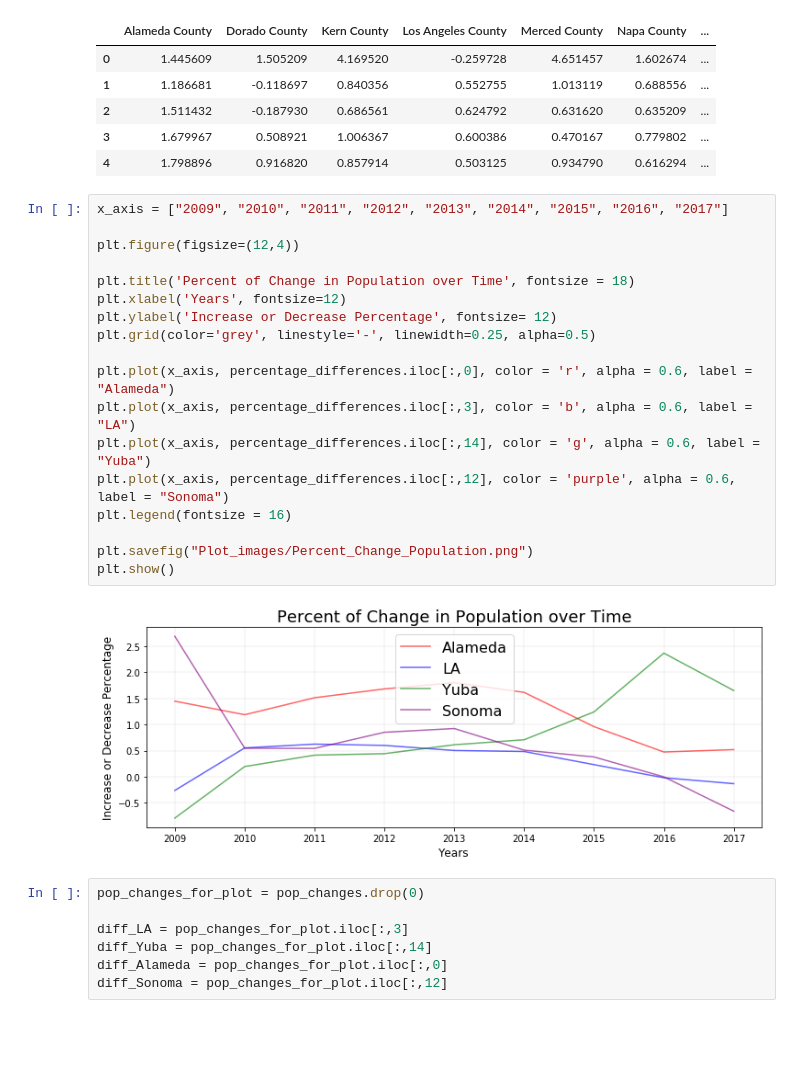
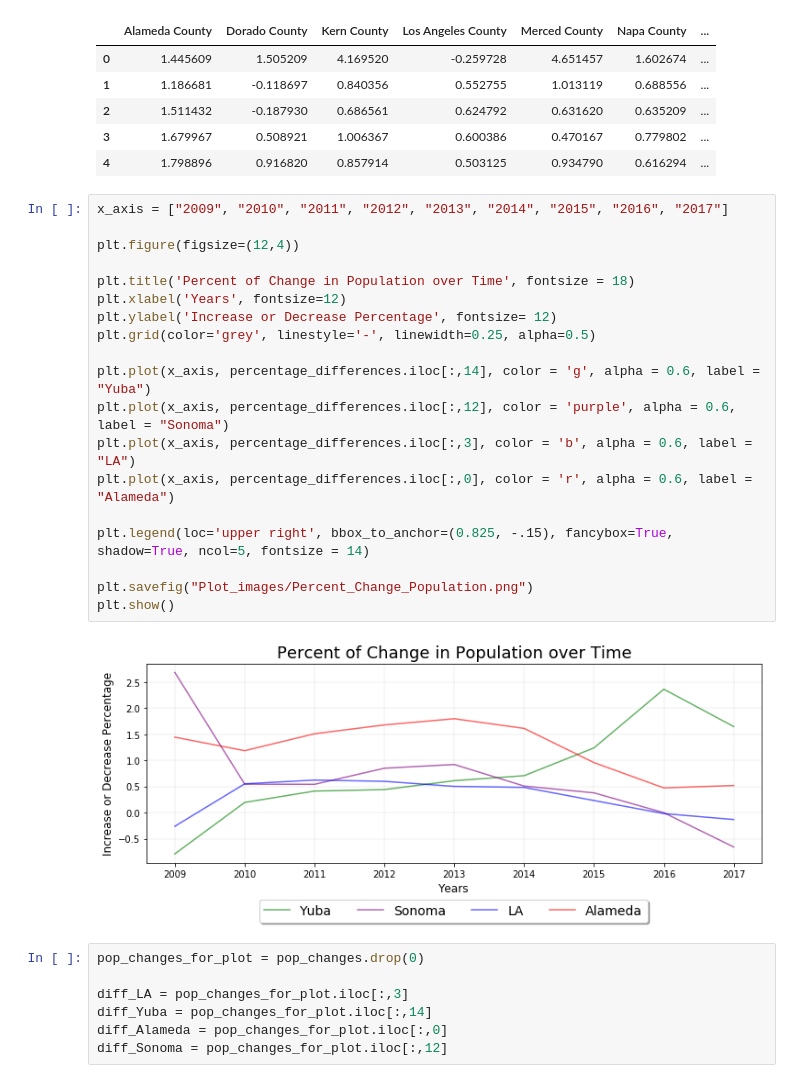
Before and after one commit to GCutaiar/group-project1, a Jupyter notebook: Resource/scatter_plots_clay.ipynb, the cells around one changed output. Saved outputs shown, nothing was run; the diff lists cells and outputs as text; blank space fills up the shorter version.

Commit message:
tweak on legends

```diff
--- a/Resource/scatter_plots_clay.ipynb
+++ b/Resource/scatter_plots_clay.ipynb
@@ -206,23 +206,24 @@ percentage_differences.head()
 # %%
 x_axis = ["2009", "2010", "2011", "2012", "2013", "2014", "2015", "2016", "2017"]
 
 plt.figure(figsize=(12,4))
 
 plt.title('Percent of Change in Population over Time', fontsize = 18)
 plt.xlabel('Years', fontsize=12)
 plt.ylabel('Increase or Decrease Percentage', fontsize= 12)
 plt.grid(color='grey', linestyle='-', linewidth=0.25, alpha=0.5)
 
-plt.plot(x_axis, percentage_differences.iloc[:,0], color = 'r', alpha = 0.6, label = "Alameda")
-plt.plot(x_axis, percentage_differences.iloc[:,3], color = 'b', alpha = 0.6, label = "LA")
 plt.plot(x_axis, percentage_differences.iloc[:,14], color = 'g', alpha = 0.6, label = "Yuba")
 plt.plot(x_axis, percentage_differences.iloc[:,12], color = 'purple', alpha = 0.6, label = "Sonoma")
-plt.legend(fontsize = 16)
+plt.plot(x_axis, percentage_differences.iloc[:,3], color = 'b', alpha = 0.6, label = "LA")
+plt.plot(x_axis, percentage_differences.iloc[:,0], color = 'r', alpha = 0.6, label = "Alameda")
+
+plt.legend(loc='upper right', bbox_to_anchor=(0.825, -.15), fancybox=True, shadow=True, ncol=5, fontsize = 14)
 
 plt.savefig("Plot_images/Percent_Change_Population.png")
 plt.show()
 # %% [output]
-[figure, old version]
+[figure, new version]
 # %%
 pop_changes_for_plot = pop_changes.drop(0)
 
```
Also changed, not shown: parts of 4 cells of this notebook, 6 other files.
